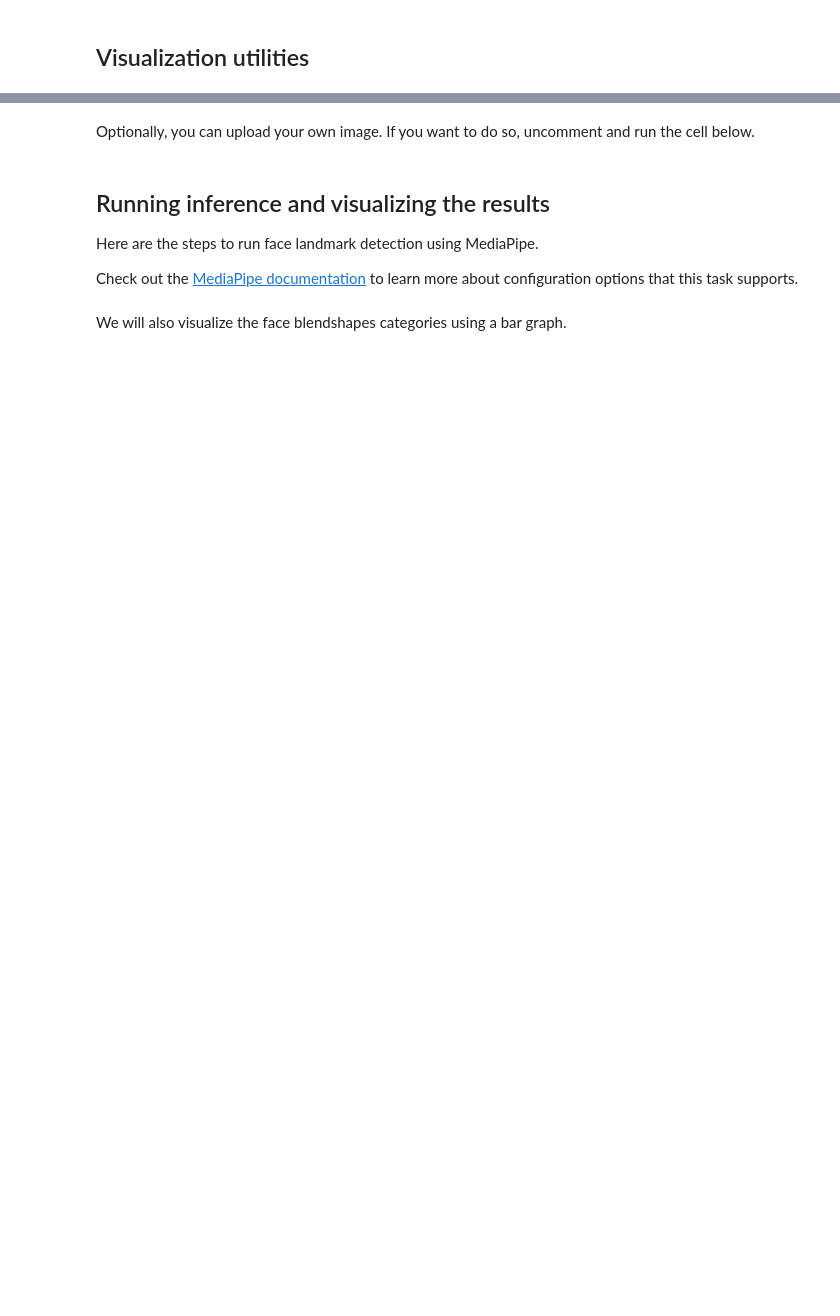
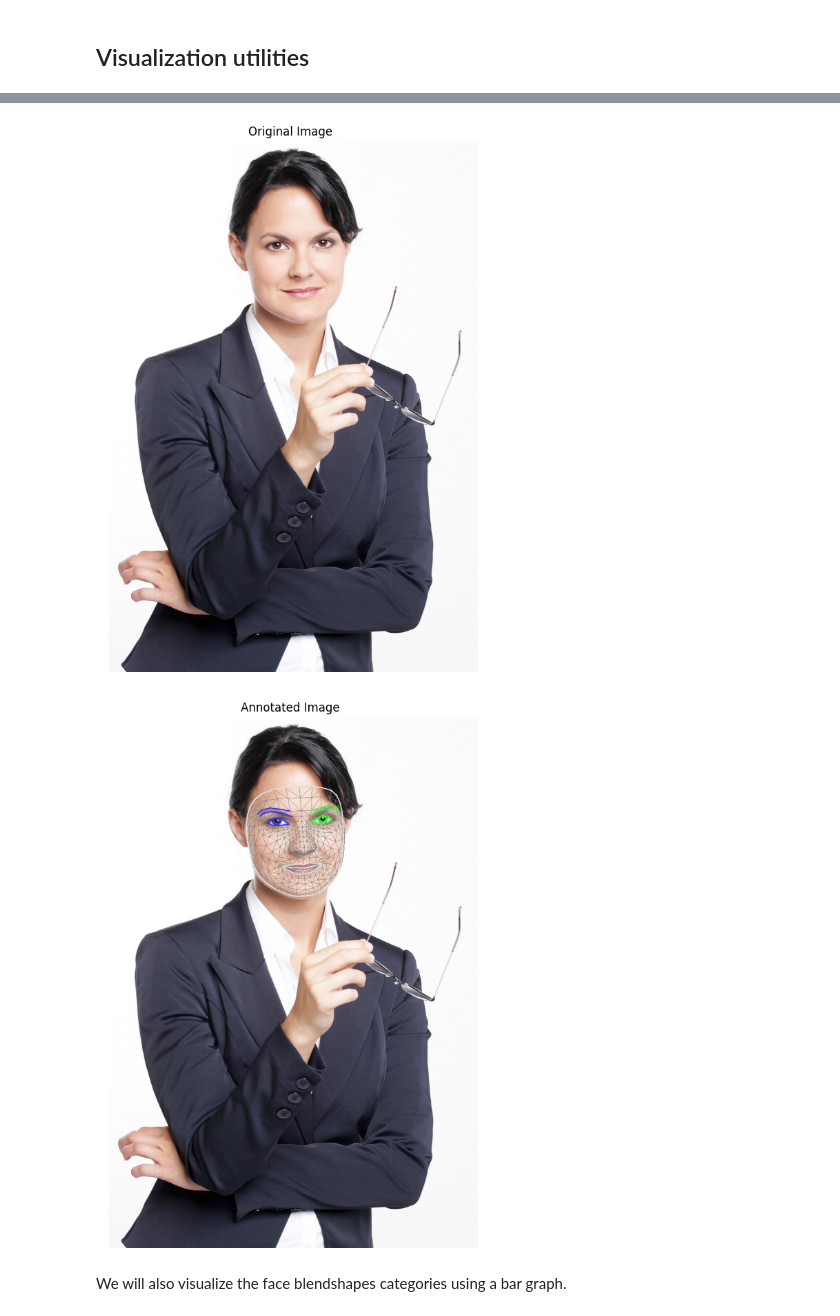
Before and after one commit to ArjunBakhale/face-fortune-python, a Jupyter notebook: fastHTML/testfacelandparkpython.ipynb, the cells around one changed output, grey strips where cells are left out. Drawn from its saved outputs; the diff is of its cells as text; code cells hidden in the pictures; blank space fills up the shorter version.

```diff
--- a/fastHTML/testfacelandparkpython.ipynb
+++ b/fastHTML/testfacelandparkpython.ipynb
@@ -110,2 +106,0 @@ cv2_imshow(img)
-# %% [markdown]
-Optionally, you can upload your own image. If you want to do so, uncomment and run the cell below.
@@ -124,32 +107,92 @@ Optionally, you can upload your own image. If you want to do so, uncomment and r
-# %% [markdown]
-## Running inference and visualizing the results
-
-Here are the steps to run face landmark detection using MediaPipe.
-
-Check out the [MediaPipe documentation](https://developers.google.com/mediapipe/solutions/vision/face_landmarker/python) to learn more about configuration options that this task supports.
 # %%
-# STEP 1: Import the necessary modules.
+import cv2
+import matplotlib.pyplot as plt
 import mediapipe as mp
 from mediapipe.tasks import python
 from mediapipe.tasks.python import vision
+import requests
+from io import BytesIO
+
+# Function to download and read image
+def download_image(url):
+    response = requests.get(url)
+    return cv2.imdecode(np.frombuffer(response.content, np.uint8), cv2.IMREAD_COLOR)
+
+# Download the image
+img_url = "https://storage.googleapis.com/mediapipe-assets/business-person.png"
+img = download_image(img_url)
+
+# Display the original image
+plt.figure(figsize=(10, 10))
+plt.imshow(cv2.cvtColor(img, cv2.COLOR_BGR2RGB))
+plt.axis('off')
+plt.title('Original Image')
+plt.show()
 
 # STEP 2: Create an FaceLandmarker object.
 base_options = python.BaseOptions(model_asset_path='face_landmarker_v2_with_blendshapes.task')
 options = vision.FaceLandmarkerOptions(base_options=base_options,
                                        output_face_blendshapes=True,
                                        output_facial_transformation_matrixes=True,
                                        num_faces=1)
 detector = vision.FaceLandmarker.create_from_options(options)
 
 # STEP 3: Load the input image.
-image = mp.Image.create_from_file("image.png")
+image = mp.Image(image_format=mp.ImageFormat.SRGB, data=cv2.cvtColor(img, cv2.COLOR_BGR2RGB))
 
 # STEP 4: Detect face landmarks from the input image.
 detection_result = detector.detect(image)
 
 # STEP 5: Process the detection result. In this case, visualize it.
+def draw_landmarks_on_image(rgb_image, detection_result):
+    face_landmarks_list = detection_result.face_landmarks
+    annotated_image = np.copy(rgb_image)
+
+    # Loop through the detected faces to visualize.
+    for idx in range(len(face_landmarks_list)):
+        face_landmarks = face_landmarks_list[idx]
+
+        # Draw the face landmarks.
+        face_landmarks_proto = landmark_pb2.NormalizedLandmarkList()
+        face_landmarks_proto.landmark.extend([
+            landmark_pb2.NormalizedLandmark(x=landmark.x, y=landmark.y, z=landmark.z) for landmark in face_landmarks
+        ])
+
+        solutions.drawing_utils.draw_landmarks(
+            image=annotated_image,
+            landmark_list=face_landmarks_proto,
+            connections=mp.solutions.face_mesh.FACEMESH_TESSELATION,
+            landmark_drawing_spec=None,
+            connection_drawing_spec=mp.solutions.drawing_styles
+            .get_default_face_mesh_tesselation_style())
+        solutions.drawing_utils.draw_landmarks(
+            image=annotated_image,
+            landmark_list=face_landmarks_proto,
+            connections=mp.solutions.face_mesh.FACEMESH_CONTOURS,
+            landmark_drawing_spec=None,
+            connection_drawing_spec=mp.solutions.drawing_styles
+            .get_default_face_mesh_contours_style())
+        solutions.drawing_utils.draw_landmarks(
+            image=annotated_image,
+            landmark_list=face_landmarks_proto,
+            connections=mp.solutions.face_mesh.FACEMESH_IRISES,
+              landmark_drawing_spec=None,
+              connection_drawing_spec=mp.solutions.drawing_styles
+              .get_default_face_mesh_iris_connections_style())
+
+    return annotated_image
+
 annotated_image = draw_landmarks_on_image(image.numpy_view(), detection_result)
-cv2_imshow(cv2.cvtColor(annotated_image, cv2.COLOR_RGB2BGR))
+
+# Display the annotated image using Matplotlib
+plt.figure(figsize=(10, 10))
+plt.imshow(annotated_image)
+plt.axis('off')
+plt.title('Annotated Image')
+plt.show()
+# %% [output]
+[figure, added]
+[figure, added]
 # %% [markdown]
 We will also visualize the face blendshapes categories using a bar graph.
 # %%
```
Also changed, not shown: parts of 9 cells of this notebook, 2 other files.
